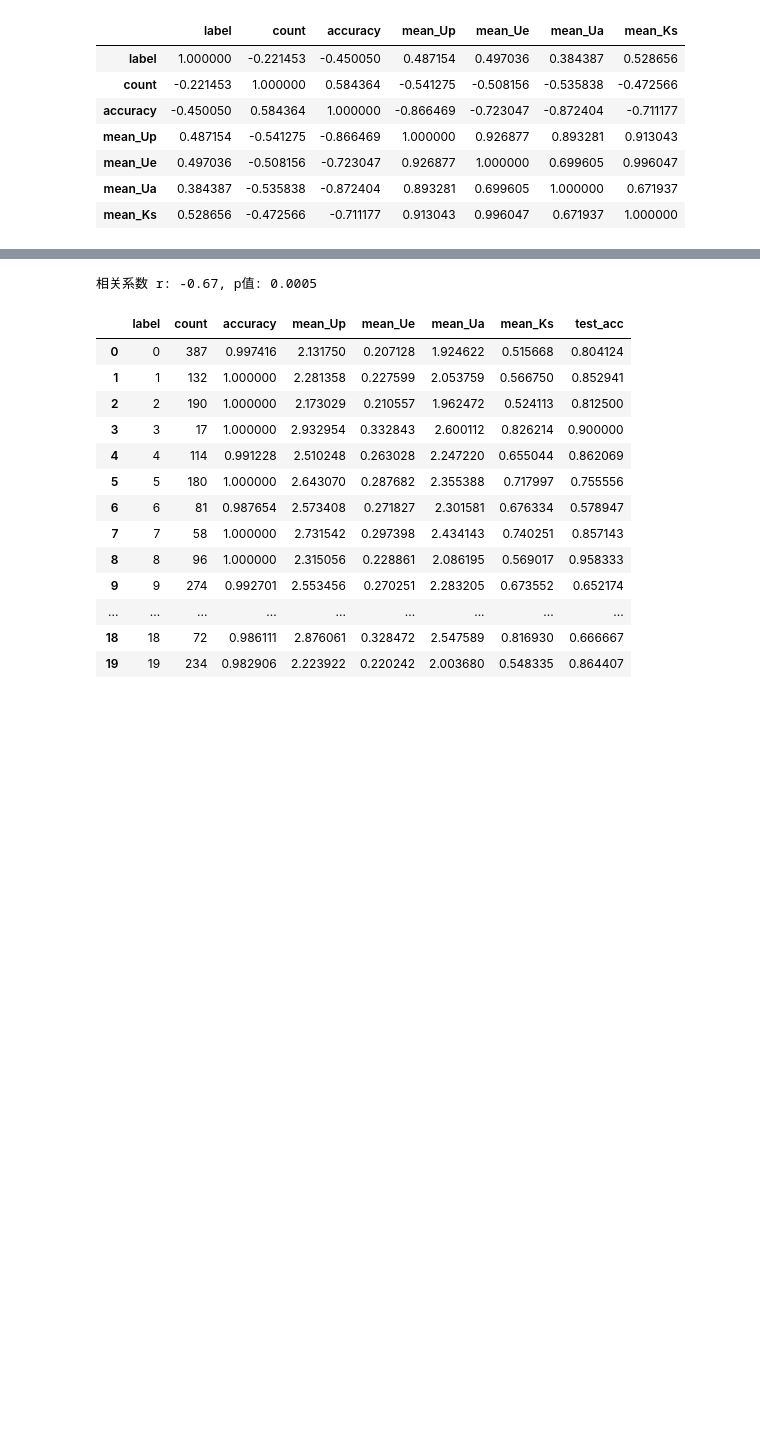
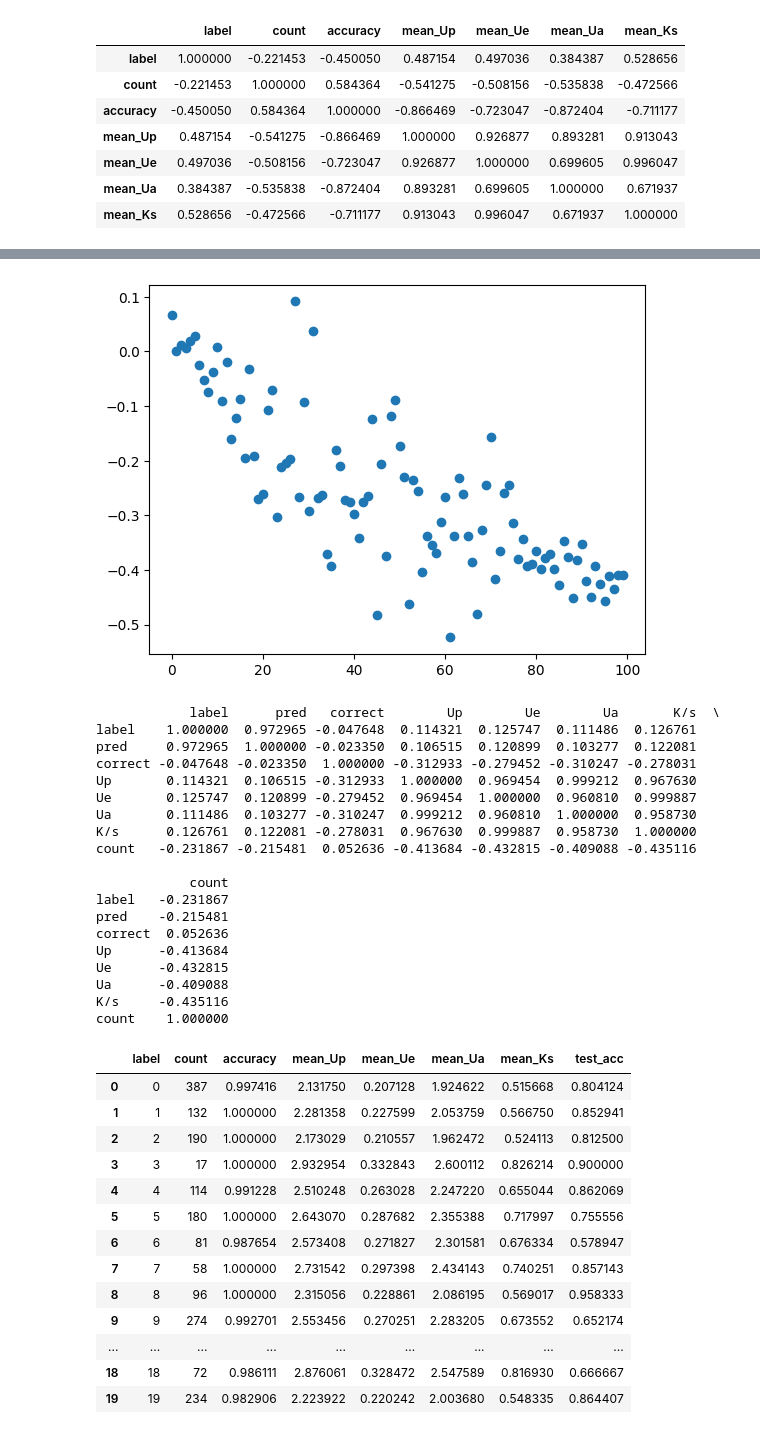
Before and after one commit to asker9527/LT-Uncertainty, a Jupyter notebook: dongtai.ipynb, the cells around one changed output, grey strips where cells are left out. Cells and saved outputs as stored; diff of their text form; code cells hidden in the pictures; blank space fills up the shorter version.

```diff
--- a/dongtai.ipynb
+++ b/dongtai.ipynb
@@ -292,10 +544,41 @@ plt.show()
-# %%
-from scipy.stats import pearsonr,spearmanr
-
-r, p = spearmanr(summar['mean_Ue'], summar['count'])
-print(f"相关系数 r: {r:.2f}, p值: {p:.4f}")
-# %% [output]
-相关系数 r: -0.67, p值: 0.0005
+# %%
+a = []
+for i in range(100):
+    train_result = f"/picassox/intelligent-cpfs/segmentation/intern_segmentation/dc1/LT-Uncertainty/dataset/results/train_results_{i}.csv"
+    test_result = f"/picassox/intelligent-cpfs/segmentation/intern_segmentation/dc1/LT-Uncertainty/dataset/results/test_results_{i}.csv"
+    df_train = pd.read_csv(train_result)
+    df_test = pd.read_csv(test_result)
+    df_train['count'] = df_train.groupby('label')['label'].transform('count')
+    df_test['count'] = df_test.groupby('label')['label'].transform('count')
+    df=df_train
+    correlation_matrix = df.corr(method='spearman')
+    a.append(correlation_matrix['']['count'])
+
+plt.figure()
+plt.scatter(range(len(a)),a)
+plt.show()
+print(correlation_matrix)
+# %% [output]
+[figure, added]
+            label      pred   correct        Up        Ue        Ua       K/s  \
+label    1.000000  0.972965 -0.047648  0.114321  0.125747  0.111486  0.126761
+pred     0.972965  1.000000 -0.023350  0.106515  0.120899  0.103277  0.122081
+correct -0.047648 -0.023350  1.000000 -0.312933 -0.279452 -0.310247 -0.278031
+Up       0.114321  0.106515 -0.312933  1.000000  0.969454  0.999212  0.967630
+Ue       0.125747  0.120899 -0.279452  0.969454  1.000000  0.960810  0.999887
+Ua       0.111486  0.103277 -0.310247  0.999212  0.960810  1.000000  0.958730
+K/s      0.126761  0.122081 -0.278031  0.967630  0.999887  0.958730  1.000000
+count   -0.231867 -0.215481  0.052636 -0.413684 -0.432815 -0.409088 -0.435116
+
+            count
+label   -0.231867
+pred    -0.215481
+correct  0.052636
+Up      -0.413684
+Ue      -0.432815
+Ua      -0.409088
+K/s     -0.435116
+count    1.000000
 # %%
 summar
 # %% [output]
```
Also changed, not shown: parts of 11 cells of this notebook, 2 other files.
